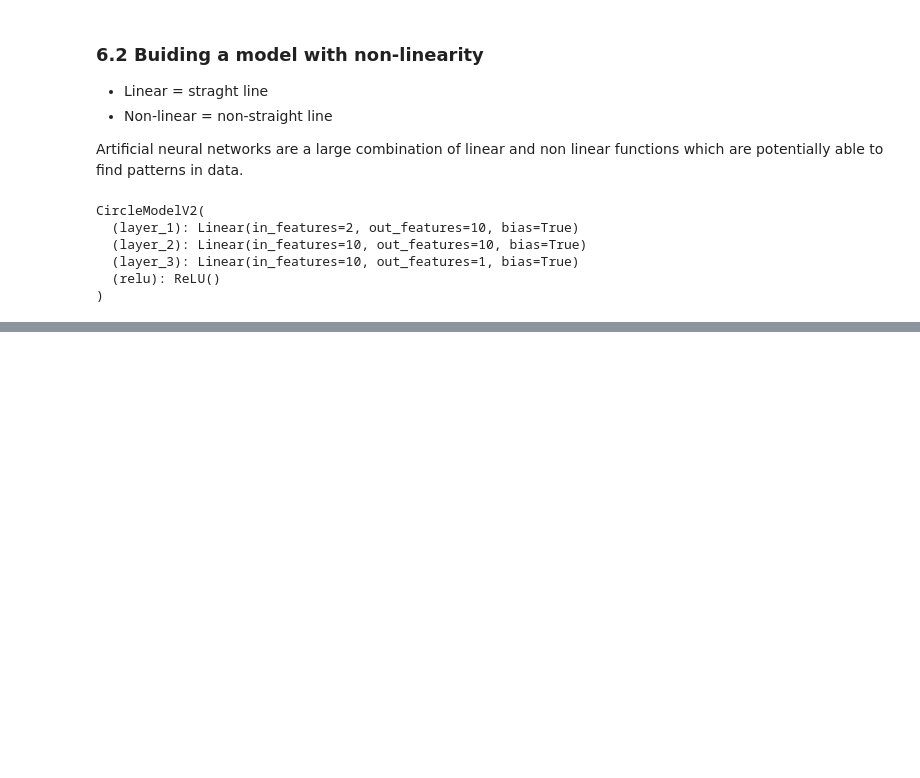
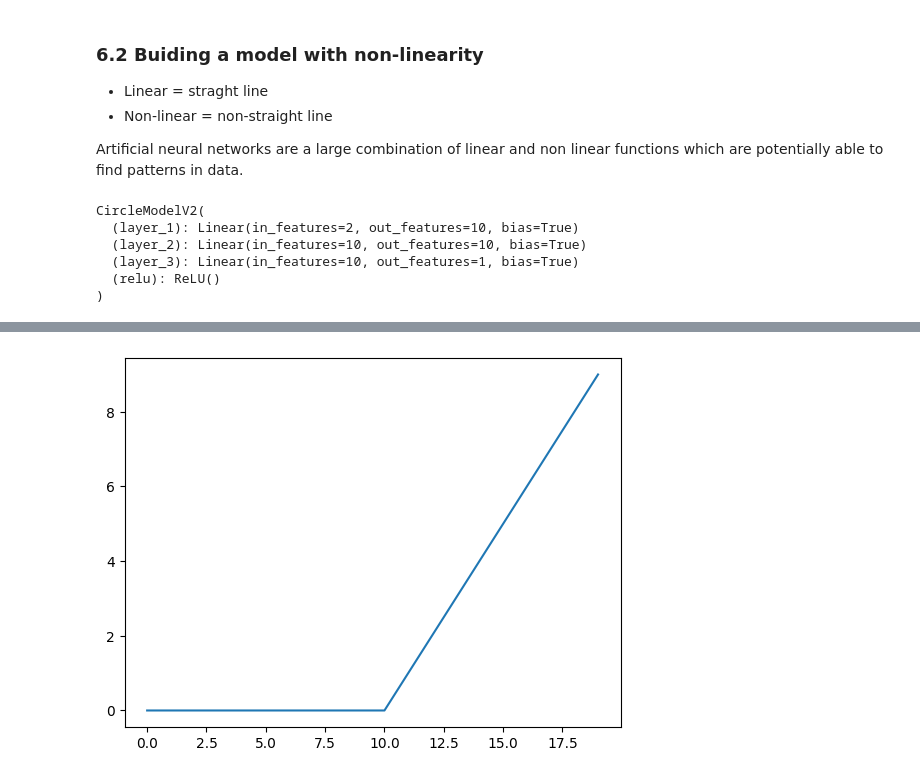
Before and after one commit to musfiq2546/ml-learning, a Jupyter notebook: 02_pytorch_classification.ipynb, the cells around one changed output, grey strips where cells are left out. Cells and saved outputs as stored; diff of their text form; code cells hidden in the pictures; blank space fills up the shorter version.

```diff
--- a/02_pytorch_classification.ipynb
+++ b/02_pytorch_classification.ipynb
@@ -889,0 +1059,5 @@ CircleModelV2(
+# %%
+#plot ReLU activation function
+plt.plot(relu(A)); # just exact as torch.relu. torch.relu just do the exact as relu function
+# %% [output]
+[figure, added]
```
Also changed, not shown: parts of 43 cells of this notebook.
